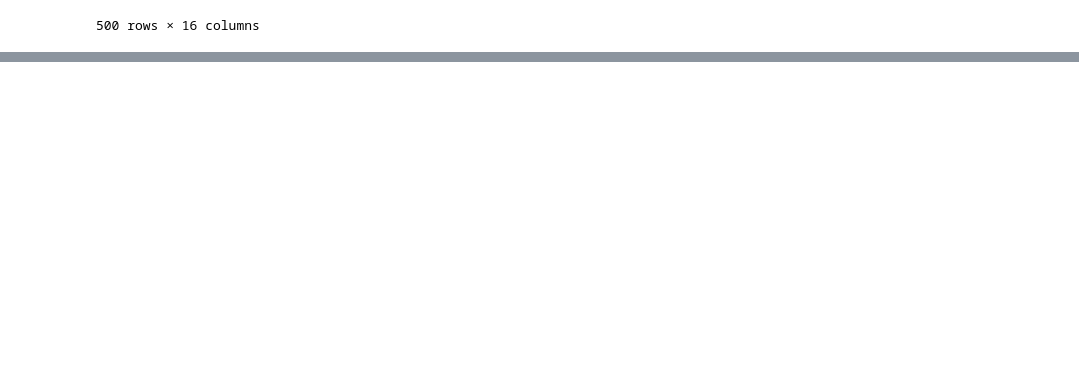
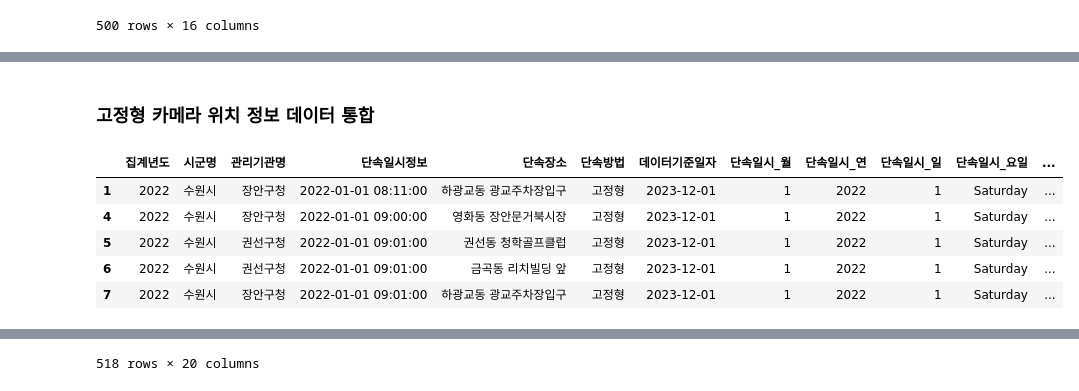
Before and after one commit to HOYUN-Y/Data_projects, a Jupyter notebook: dacon_sri_suwon_data_analysis/[Dacon] 공공데이터를 활용 수원시 정책 제안.ipynb, the cells around one changed output, grey strips where cells are left out. Drawn from its saved outputs; the diff is of its cells as text; code cells hidden in the pictures; blank space fills up the shorter version.

```diff
--- a/dacon_sri_suwon_data_analysis/[Dacon] 공공데이터를 활용 수원시 정책 제안.ipynb
+++ b/dacon_sri_suwon_data_analysis/[Dacon] 공공데이터를 활용 수원시 정책 제안.ipynb
@@ -930,3 +930,15 @@ parking_notcctv_2.to_csv('parking_notcctv_2.csv', index=False)
 parking_notcctv_3.to_csv('parking_notcctv_3.csv', index=False)
 parking_notcctv_4.to_csv('parking_notcctv_4.csv', index=False)
 parking_notcctv_5.to_csv('parking_notcctv_5.csv', index=False)
+# %% [markdown]
+### 고정형 카메라 위치 정보 데이터 통합
+# %%
+display(illigal_parking[illigal_parking['단속방법']=='고정형'].head(5))
+display(cctv_loc_tm)
+# %% [output]
+|  | 집계년도 | 시군명 | 관리기관명 | 단속일시정보 | 단속장소 | 단속방법 | 데이터기준일자 | 단속일시_월 | 단속일시_연 | 단속일시_일 | 단속일시_요일 | ... |
+| 1 | 2022 | 수원시 | 장안구청 | 2022-01-01 08:11:00 | 하광교동 광교주차장입구 | 고정형 | 2023-12-01 | 1 | 2022 | 1 | Saturday | ... |
+| 4 | 2022 | 수원시 | 장안구청 | 2022-01-01 09:00:00 | 영화동 장안문거북시장 | 고정형 | 2023-12-01 | 1 | 2022 | 1 | Saturday | ... |
+| 5 | 2022 | 수원시 | 권선구청 | 2022-01-01 09:01:00 | 권선동 청학골프클럽 | 고정형 | 2023-12-01 | 1 | 2022 | 1 | Saturday | ... |
+| 6 | 2022 | 수원시 | 권선구청 | 2022-01-01 09:01:00 | 금곡동 리치빌딩 앞 | 고정형 | 2023-12-01 | 1 | 2022 | 1 | Saturday | ... |
+| 7 | 2022 | 수원시 | 장안구청 | 2022-01-01 09:01:00 | 하광교동 광교주차장입구 | 고정형 | 2023-12-01 | 1 | 2022 | 1 | Saturday | ... |
@@ -932,0 +957 @@ parking_notcctv_5.to_csv('parking_notcctv_5.csv', index=False)
+518 rows × 20 columns
```
Also changed, not shown: parts of 29 cells of this notebook, 3 other files.
